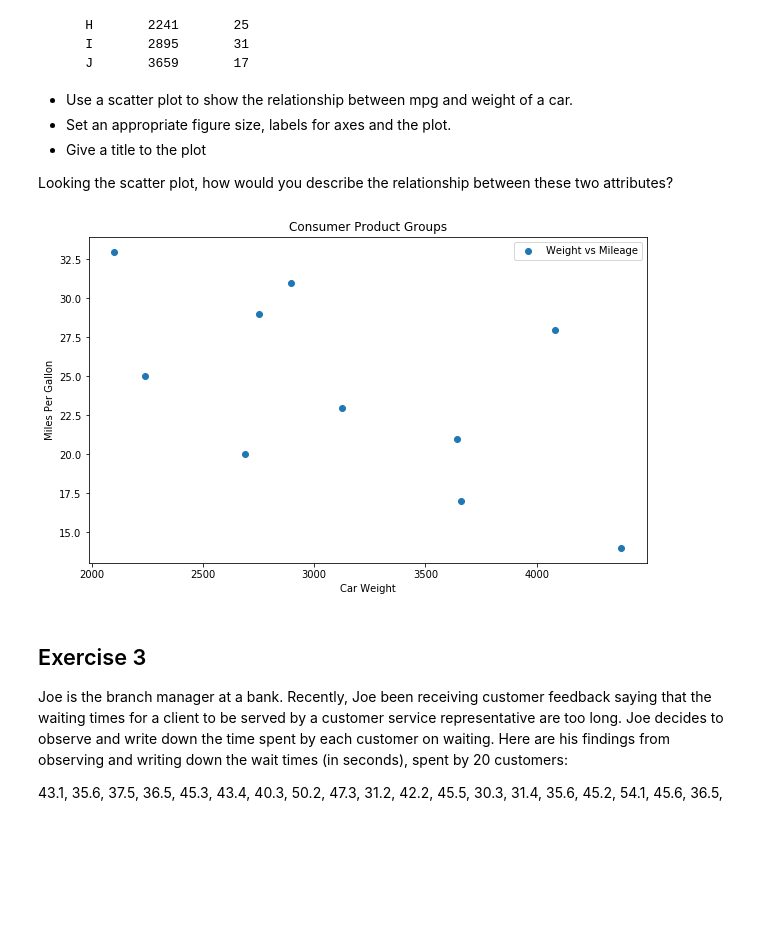
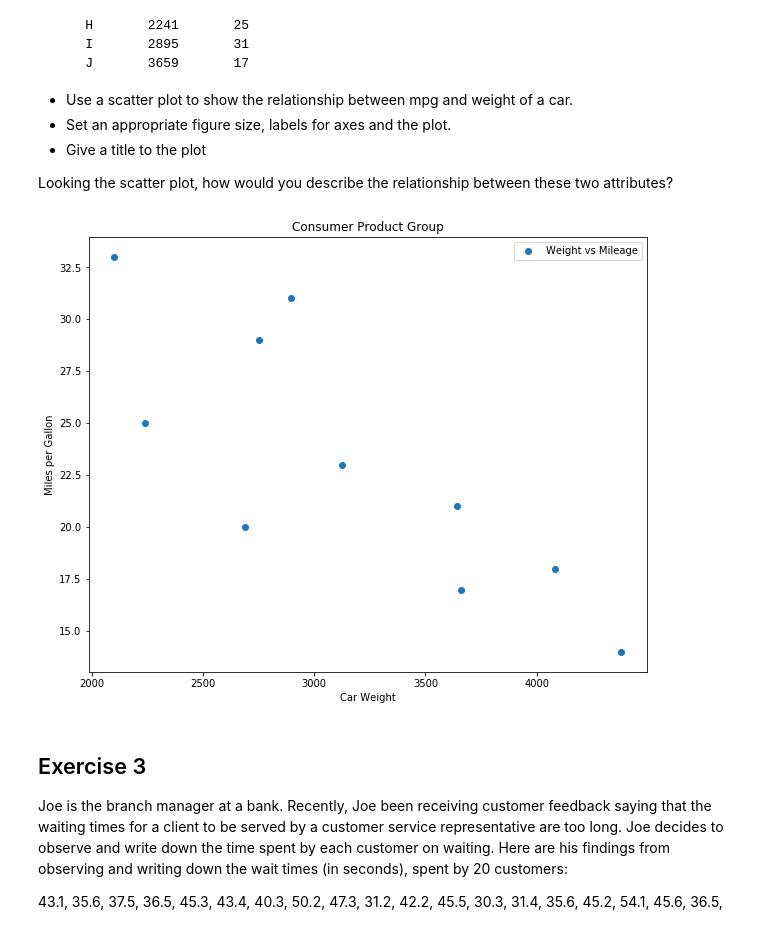
Before and after one commit to hpatel530/data-viz-lab, a Jupyter notebook: index.ipynb, the cells around one changed output. Saved outputs shown, nothing was run; the diff lists cells and outputs as text; code cells hidden in the pictures; blank space fills up the shorter version.

```diff
--- a/index.ipynb
+++ b/index.ipynb
@@ -75,23 +73,22 @@ The table shows the data collected by a Consumer Products Group on the relations
 Looking the scatter plot, how would you describe the relationship between these two attributes?
 # %%
 weight = [2750, 3125, 2100, 4082, 2690, 3640, 4380, 2241, 2895, 3659]
-mpg = [29, 23, 33, 28, 20, 21, 14, 25, 31, 17]
+mpg = [29, 23, 33, 18, 20, 21, 14, 25, 31, 17]
 
-plt.figure(figsize=(10,6))
+plt.figure(figsize=(10,8))
 plt.scatter(weight, mpg, label = "Weight vs Mileage")
-
-plt.ylabel("Miles Per Gallon")
 plt.xlabel("Car Weight")
-plt.title("Consumer Product Groups")
+plt.ylabel("Miles per Gallon")
+plt.title("Consumer Product Group")
 plt.legend()
 plt.show()
 # Set the figure size in inches
 
 # Plot with scatter()
 
 # Set x and y axes labels and a title
 # %% [output]
-[figure, old version]
+[figure, new version]
 # %% [markdown]
 ## Exercise 3
 
```
Also changed, not shown: parts of 2 cells of this notebook.
